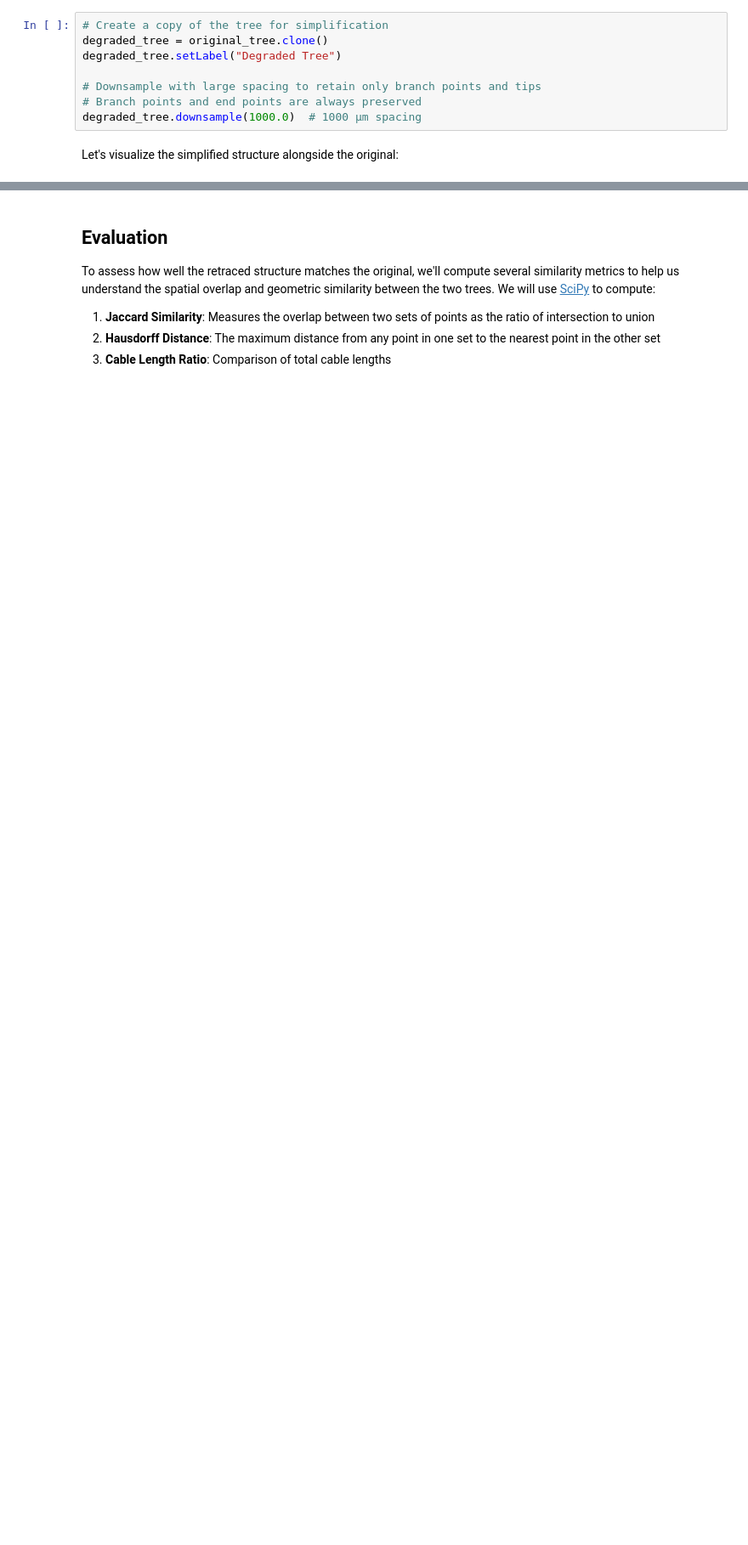
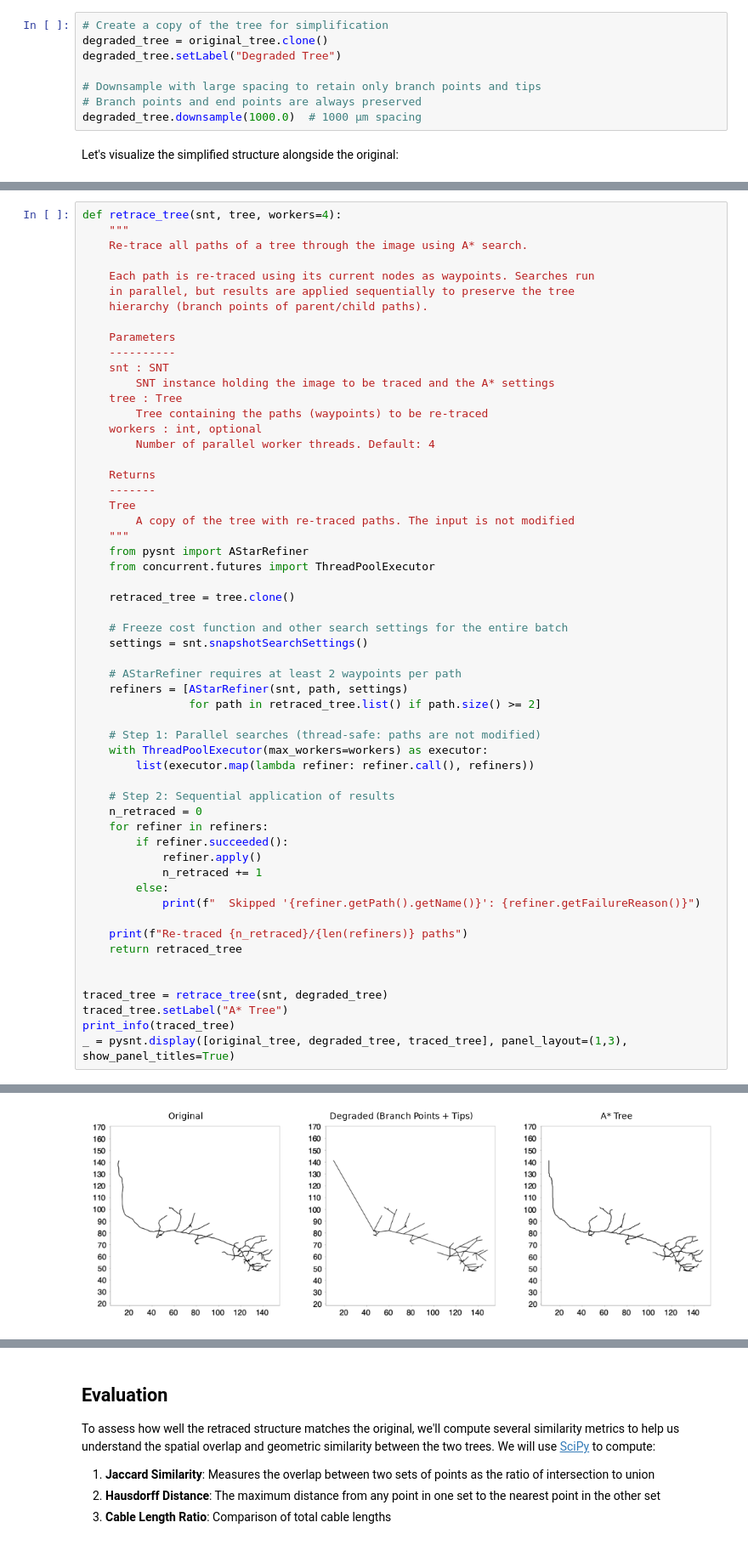
Before and after one commit to morphonets/pysnt, a Jupyter notebook: docs/notebooks/07_curvature_optimization.ipynb, the cells around one changed output, grey strips where cells are left out. Shown at 85% size. Drawn from its saved outputs; the diff is of its cells as text; blank space fills up the shorter version.

```diff
--- a/docs/notebooks/07_curvature_optimization.ipynb
+++ b/docs/notebooks/07_curvature_optimization.ipynb
@@ -195,0 +189,57 @@ We can overlay both reconstructions to better gauge their spatial overlap:
+# %%
+def retrace_tree(snt, tree, workers=4):
+    """
+    Re-trace all paths of a tree through the image using A* search.
+
+    Each path is re-traced using its current nodes as waypoints. Searches run
+    in parallel, but results are applied sequentially to preserve the tree
+    hierarchy (branch points of parent/child paths).
+
+    Parameters
+    ----------
+    snt : SNT
+        SNT instance holding the image to be traced and the A* settings
+    tree : Tree
+        Tree containing the paths (waypoints) to be re-traced
+    workers : int, optional
+        Number of parallel worker threads. Default: 4
+
+    Returns
+    -------
+    Tree
+        A copy of the tree with re-traced paths. The input is not modified
+    """
+    from pysnt import AStarRefiner
+    from concurrent.futures import ThreadPoolExecutor
+
+    retraced_tree = tree.clone()
+
+    # Freeze cost function and other search settings for the entire batch
+    settings = snt.snapshotSearchSettings()
+
+    # AStarRefiner requires at least 2 waypoints per path
+    refiners = [AStarRefiner(snt, path, settings)
+                for path in retraced_tree.list() if path.size() >= 2]
+
+    # Step 1: Parallel searches (thread-safe: paths are not modified)
+    with ThreadPoolExecutor(max_workers=workers) as executor:
+        list(executor.map(lambda refiner: refiner.call(), refiners))
+
+    # Step 2: Sequential application of results
+    n_retraced = 0
+    for refiner in refiners:
+        if refiner.succeeded():
+            refiner.apply()
+            n_retraced += 1
+        else:
+            print(f"  Skipped '{refiner.getPath().getName()}': {refiner.getFailureReason()}")
+
+    print(f"Re-traced {n_retraced}/{len(refiners)} paths")
+    return retraced_tree
+
+
+traced_tree = retrace_tree(snt, degraded_tree)
+traced_tree.setLabel("A* Tree")
+print_info(traced_tree)
+_ = pysnt.display([original_tree, degraded_tree, traced_tree], panel_layout=(1,3), show_panel_titles=True)
+# %% [output]
@@ -195,0 +252 @@ We can overlay both reconstructions to better gauge their spatial overlap:
+[figure, added]
```
Also changed, not shown: parts of 41 cells of this notebook, 1 other file.
